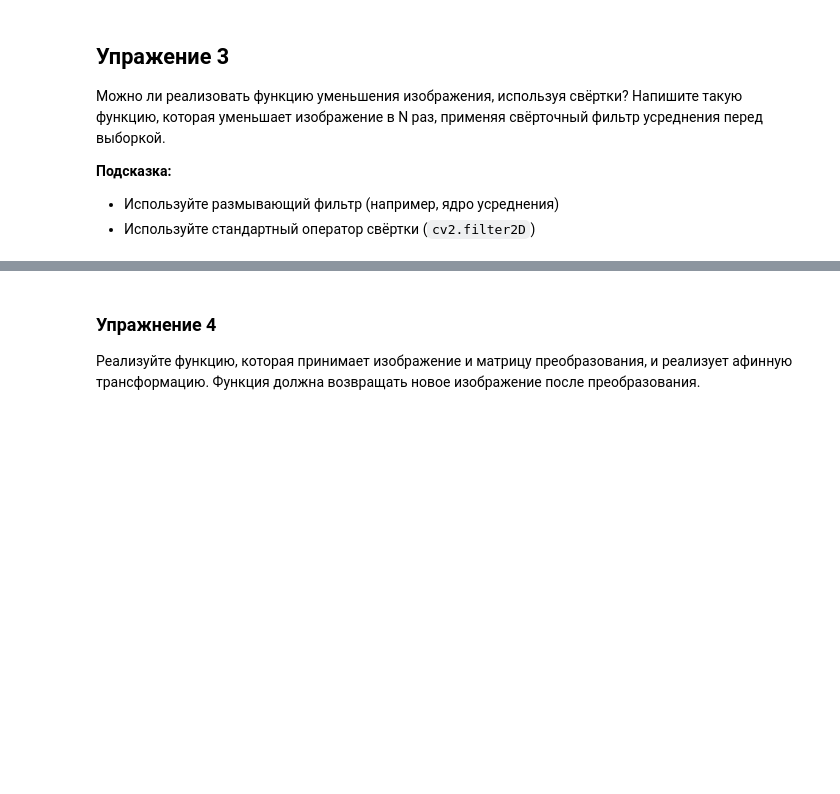
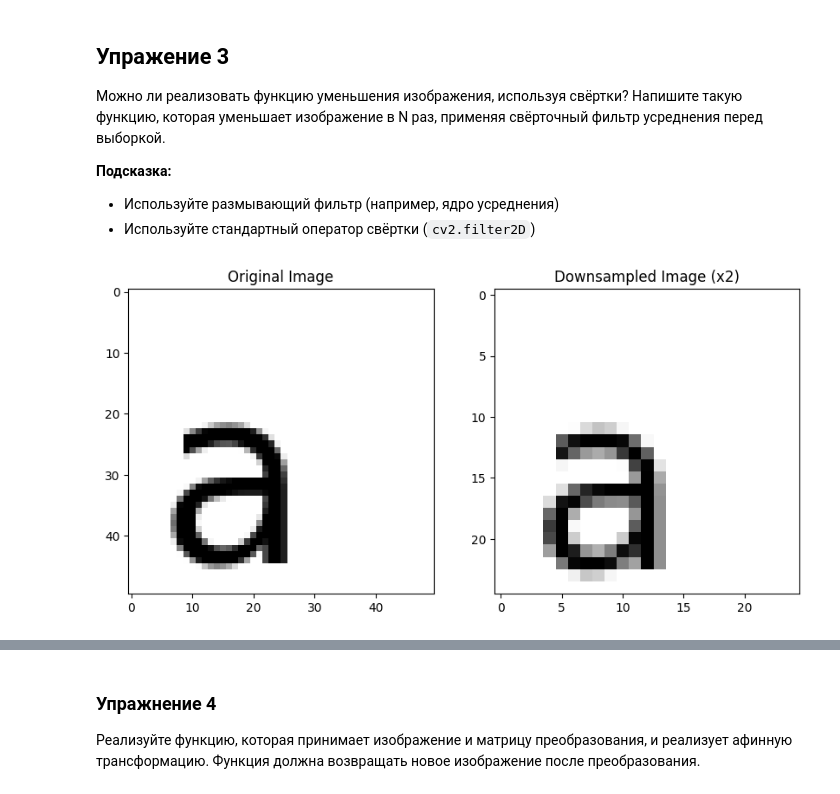
Before and after one commit to EvgeniyBiruckoff/CV_Homework, a Jupyter notebook: seminars/seminar_04/Seminar_4.ipynb, the cells around one changed output, grey strips where cells are left out. Saved outputs shown, nothing was run; the diff lists cells and outputs as text; code cells hidden in the pictures; blank space fills up the shorter version.

```diff
--- a/seminars/seminar_04/Seminar_4.ipynb
+++ b/seminars/seminar_04/Seminar_4.ipynb
@@ -702,34 +818,50 @@ def downsample_with_convolution(img: np.ndarray, scale_factor: int) -> np.ndarra
     Downsamples an image using convolution before subsampling.
 
     Args:
         img (np.ndarray): Input image.
         scale_factor (int): Factor by which to downsample the image (must be >= 2).
 
     Returns:
         np.ndarray: Downsampled image.
 
     Raises:
         ValueError: If scale_factor is less than 2.
     """
     if scale_factor < 2:
         raise ValueError("Scale factor must be >= 2")
 
-    pass
+    kernel = np.ones((scale_factor, scale_factor)) / (scale_factor ** 2)
+
+    h, w = img.shape
+    pad = scale_factor // 2
+    padded = np.pad(img, pad, mode='reflect')
+
+    filtered = np.zeros_like(img, dtype=float)
+
+    for i in range(h):
+        for j in range(w):
+            region = padded[i:i+scale_factor, j:j+scale_factor]
+            filtered[i, j] = np.sum(region * kernel)
+
+    # подвыборка
+    return filtered[::scale_factor, ::scale_factor]
 
 
 a_letter_downsampled_convolution = downsample_with_convolution(a_letter, 2)
 
 # Визуализация
 plt.figure(figsize=(10, 5))
 plt.subplot(1, 2, 1)
 plt.imshow(a_letter, cmap='gray')
 plt.title("Original Image")
 
 plt.subplot(1, 2, 2)
 plt.imshow(a_letter_downsampled_convolution, cmap='gray')
 plt.title("Downsampled Image (x2)")
 
 plt.show()
+# %% [output]
+[figure, added]
 # %% [markdown]
 ## Трансформация изображений
 
```
Also changed, not shown: parts of 24 cells of this notebook, 22 other files.
